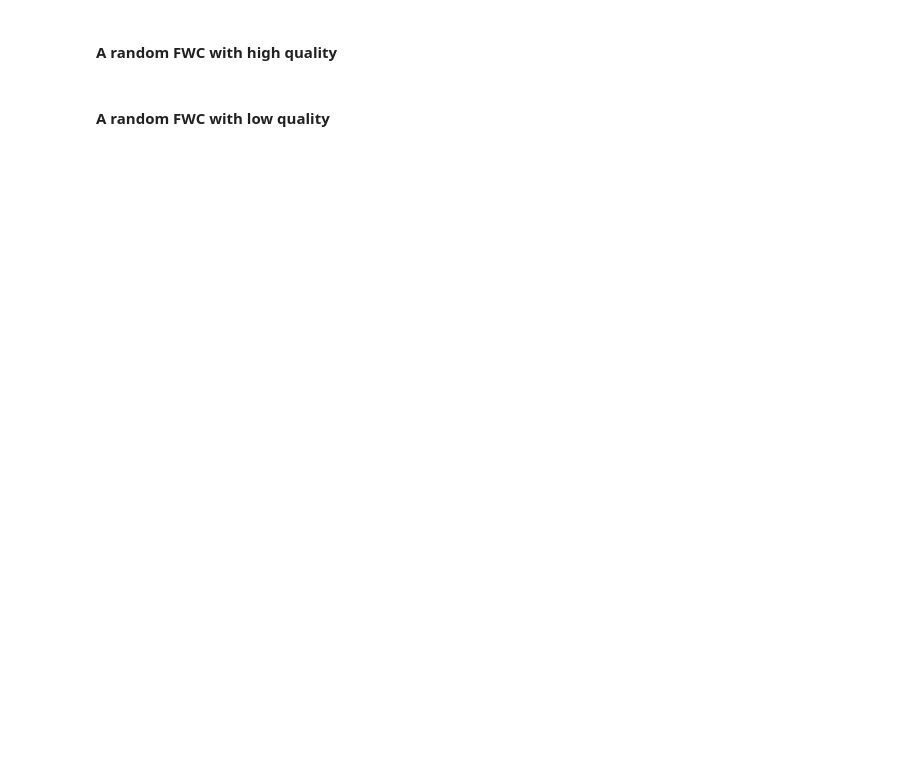
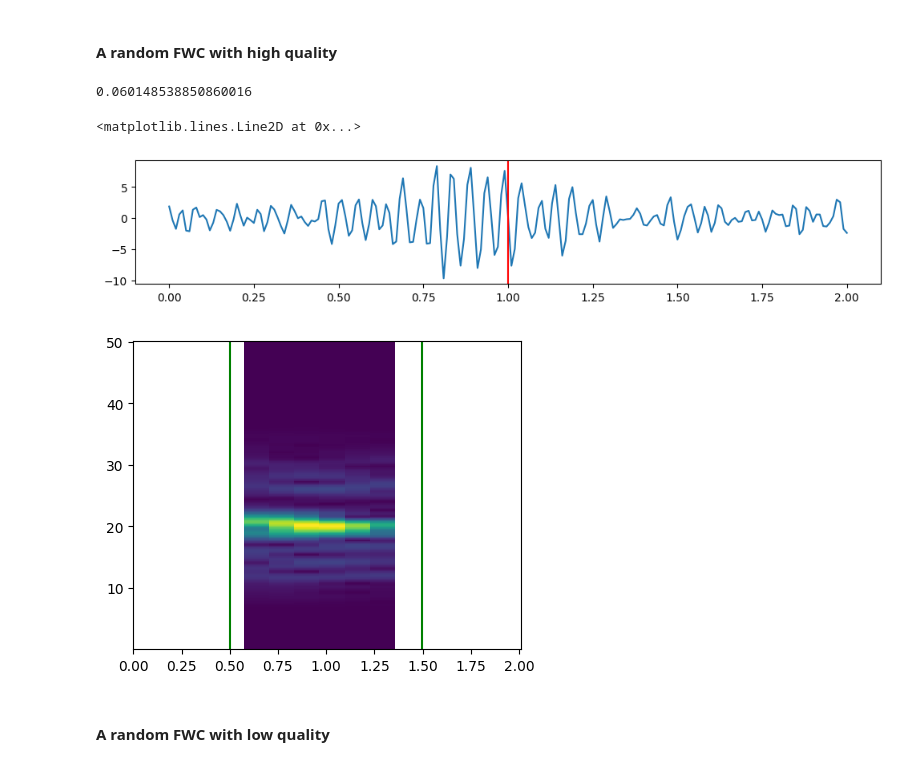
Before and after one commit to mila-aia/whale-call-detection, a Jupyter notebook: notebooks/visualize_call_samples.ipynb, the cells around one changed output. Cells and saved outputs as stored; diff of their text form; code cells hidden in the pictures; blank space fills up the shorter version.

```diff
--- a/notebooks/visualize_call_samples.ipynb
+++ b/notebooks/visualize_call_samples.ipynb
@@ -100,30 +121,34 @@ len(fw_filt[(fw_filt['R']>R0) & (fw_filt['SNR']>SNR0)])/3
 # %%
-fw_path = '/network/projects/aia/whale_call/LABELS/FW/'
-fw_filt = pd.read_csv(fw_path+'fw_filt.csv')
+
 R0 = 5 # set up the minimum R-index value for stronger signal
 SNR0 = 5# set up the minimum SNR value for stronger signal
 # filter fw_filt by R and SNR in one line
 print(len(fw_filt[(fw_filt['R']>R0) & (fw_filt['SNR']>SNR0)])/len(fw_filt))
 fw_data_sample = fw_filt[(fw_filt['R']>R0) & (fw_filt['SNR']>SNR0)].sample(n=1).iloc[0]
 
 sac_file = fw_data_sample['file_path']
 t0 = UTCDateTime(fw_data_sample['time_window_start'])
 t1 = UTCDateTime(fw_data_sample['time_window_end'])
 call_t = UTCDateTime(fw_data_sample['time_R_max'])
 
 st = read(sac_file)
 st_sliced = st.slice(starttime=t0,endtime=t1)
 data_len = len(st_sliced[0].data)
 fig,ax = plt.subplots(figsize=(12,2))
 ax.plot(np.arange(0,data_len)*0.01,st_sliced[0].data)
 ax.axvline(x=call_t-t0,color='red')
 # st_sliced.spectrogram();
 
 fig,ax2 = plt.subplots(figsize=(5,4))
 
 st_sliced.spectrogram(axes=ax2);
 ax2.axvline(x=call_t-t0-0.5,color='green')
 ax2.axvline(x=call_t+0.5-t0,color='green')
+# %% [output]
+0.060148538850860016
+<matplotlib.lines.Line2D at 0x...>
+[figure, added]
+[figure, added]
 # %% [markdown]
 #### A random FWC with low quality
 # %%
```
Also changed, not shown: parts of 11 cells of this notebook, 3 other files.
